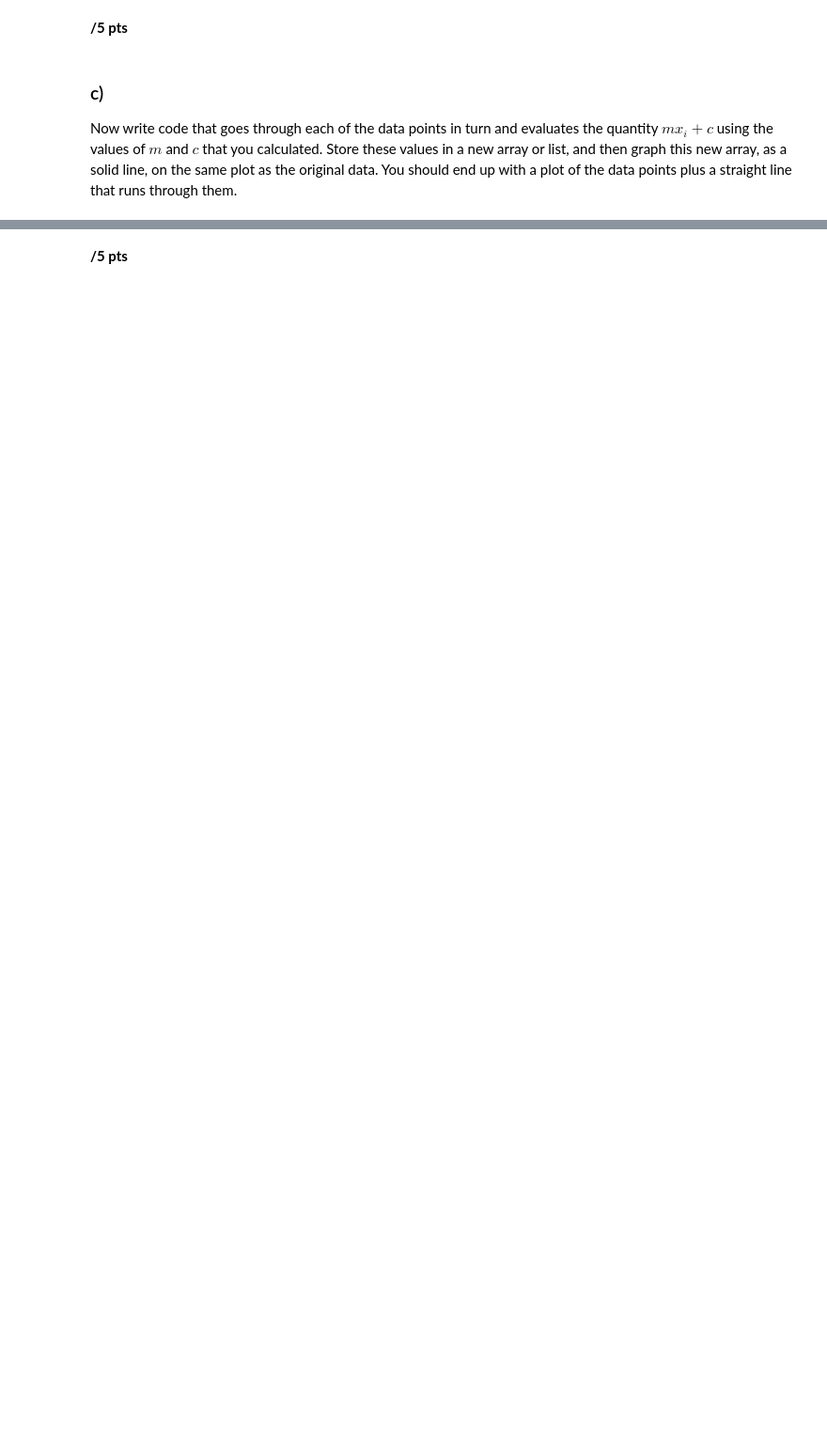
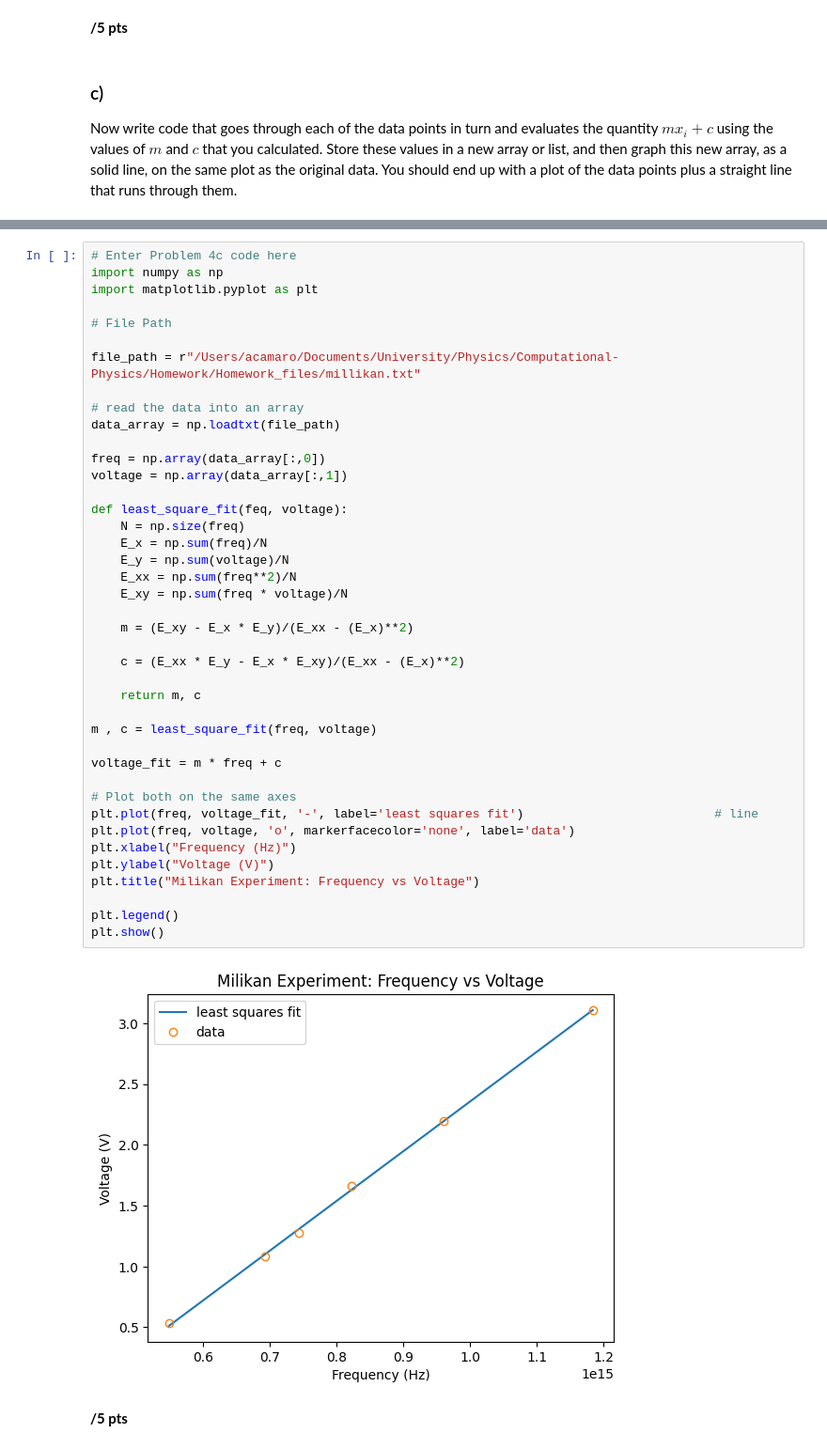
Before and after one commit to AcamaroCutcher/Computational-Physics, a Jupyter notebook: Homework/hw2_notebook_2026.ipynb, the cells around one changed output, grey strips where cells are left out. Shown at 94% size. Cells and saved outputs as stored; diff of their text form; blank space fills up the shorter version.

```diff
--- a/Homework/hw2_notebook_2026.ipynb
+++ b/Homework/hw2_notebook_2026.ipynb
@@ -446,3 +508,46 @@ Now write code that goes through each of the data points in turn and
+# %%
+# Enter Problem 4c code here
+import numpy as np
+import matplotlib.pyplot as plt
+
+# File Path
+
+file_path = r"/Users/acamaro/Documents/University/Physics/Computational-Physics/Homework/Homework_files/millikan.txt"
+
+# read the data into an array
+data_array = np.loadtxt(file_path)
+
+freq = np.array(data_array[:,0])
+voltage = np.array(data_array[:,1])
+
+def least_square_fit(feq, voltage):
+    N = np.size(freq)
+    E_x = np.sum(freq)/N
+    E_y = np.sum(voltage)/N
+    E_xx = np.sum(freq**2)/N
+    E_xy = np.sum(freq * voltage)/N
+
+    m = (E_xy - E_x * E_y)/(E_xx - (E_x)**2)
+
+    c = (E_xx * E_y - E_x * E_xy)/(E_xx - (E_x)**2)
+
+    return m, c
+
+m , c = least_square_fit(freq, voltage)
+
+voltage_fit = m * freq + c
+
+# Plot both on the same axes
+plt.plot(freq, voltage_fit, '-', label='least squares fit')                          # line
+plt.plot(freq, voltage, 'o', markerfacecolor='none', label='data')
+plt.xlabel("Frequency (Hz)")
+plt.ylabel("Voltage (V)")
+plt.title("Milikan Experiment: Frequency vs Voltage")
+
+plt.legend()
+plt.show()
+# %% [output]
+[figure, added]
 # %% [markdown]
 **/5 pts**
 # %% [markdown]
```
Also changed, not shown: parts of 9 cells of this notebook.
